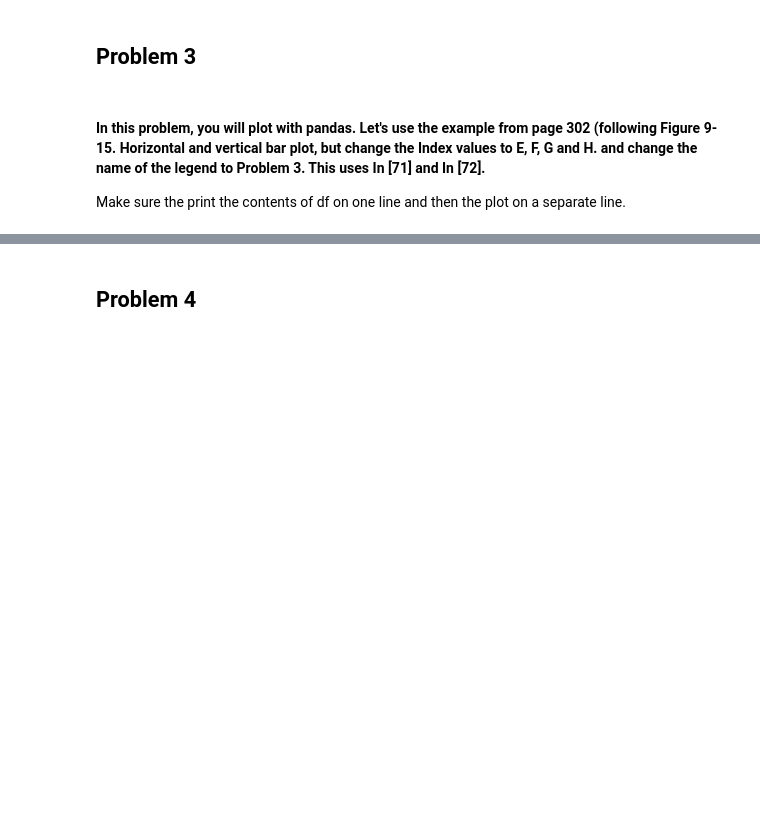
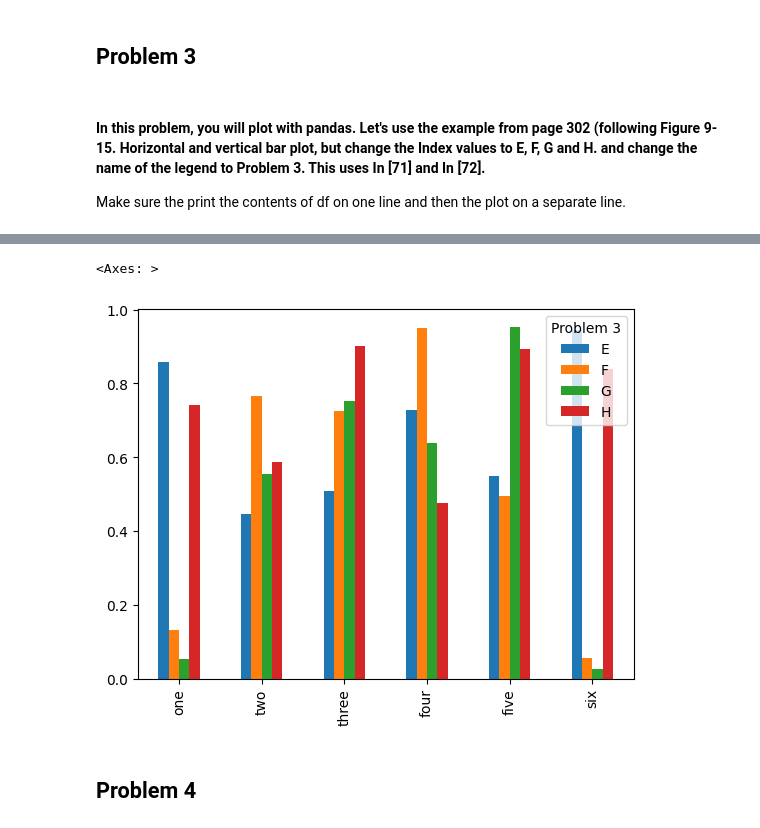
Before and after one commit to tartam1/IT545, a Jupyter notebook: Lab_5_Assignment.ipynb, the cells around one changed output, grey strips where cells are left out. Saved outputs shown, nothing was run; the diff lists cells and outputs as text; code cells hidden in the pictures; blank space fills up the shorter version.

```diff
--- a/Lab_5_Assignment.ipynb
+++ b/Lab_5_Assignment.ipynb
@@ -94,0 +93,9 @@ Make sure the print the contents of df on one line and then the plot on a separa
+# %%
+# Insert commenting and code in this cell.
+# set up the problem
+df = pd.DataFrame(np.random.uniform(size=(6, 4)),
+                 index=["one", "two", "three", "four", "five", "six"],
+                 columns=pd.Index(["E", "F", "G", "H"], name="Problem 3"))
+
+# print it
+print(df)
@@ -95,3 +110,9 @@ Make sure the print the contents of df on one line and then the plot on a separa
+# %%
+# plot it
+df.plot.bar()
+# %% [output]
+<Axes: >
+[figure, added]
 # %% [markdown]
 ## Problem 4
 # %% [markdown]
```
Also changed, not shown: parts of 10 cells of this notebook.
